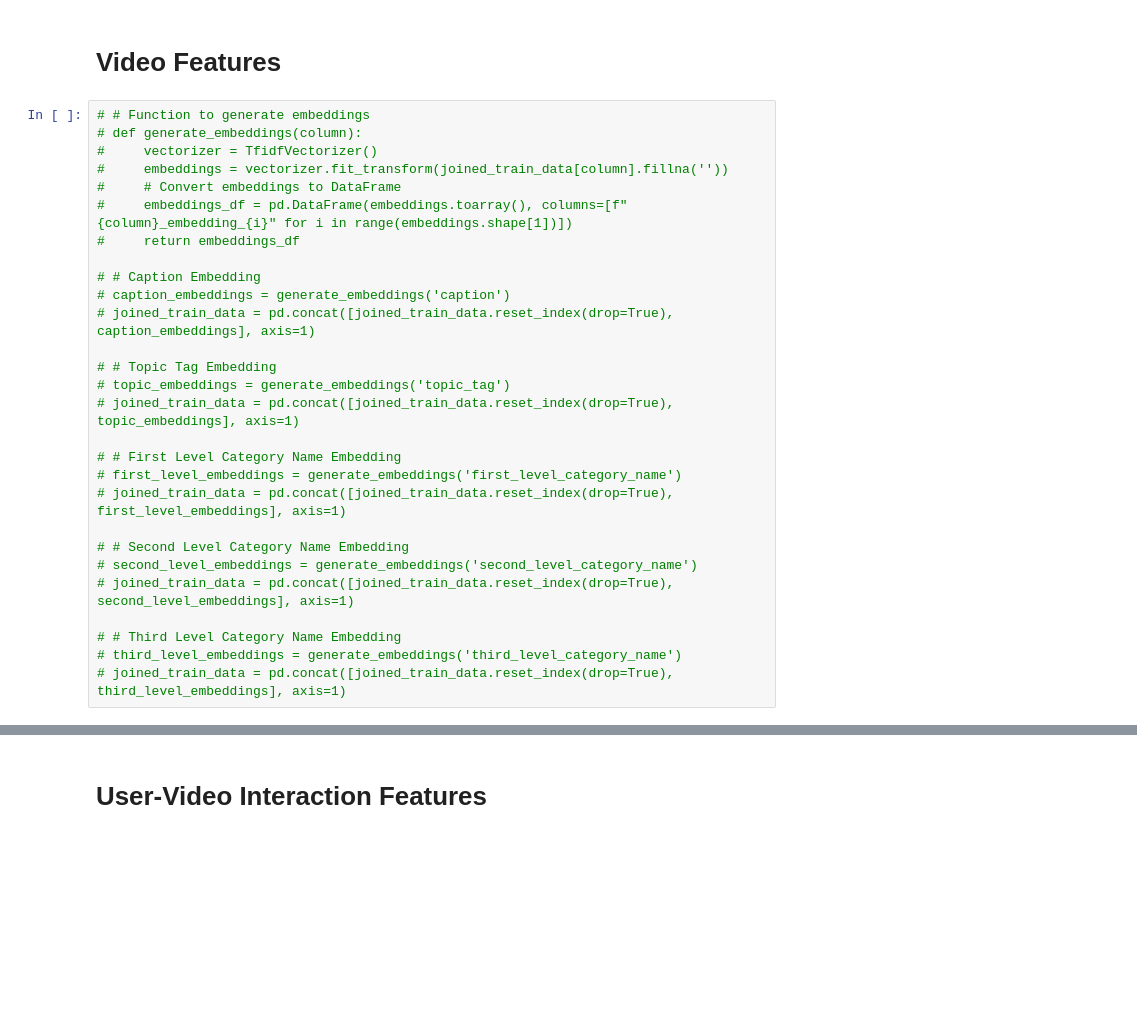
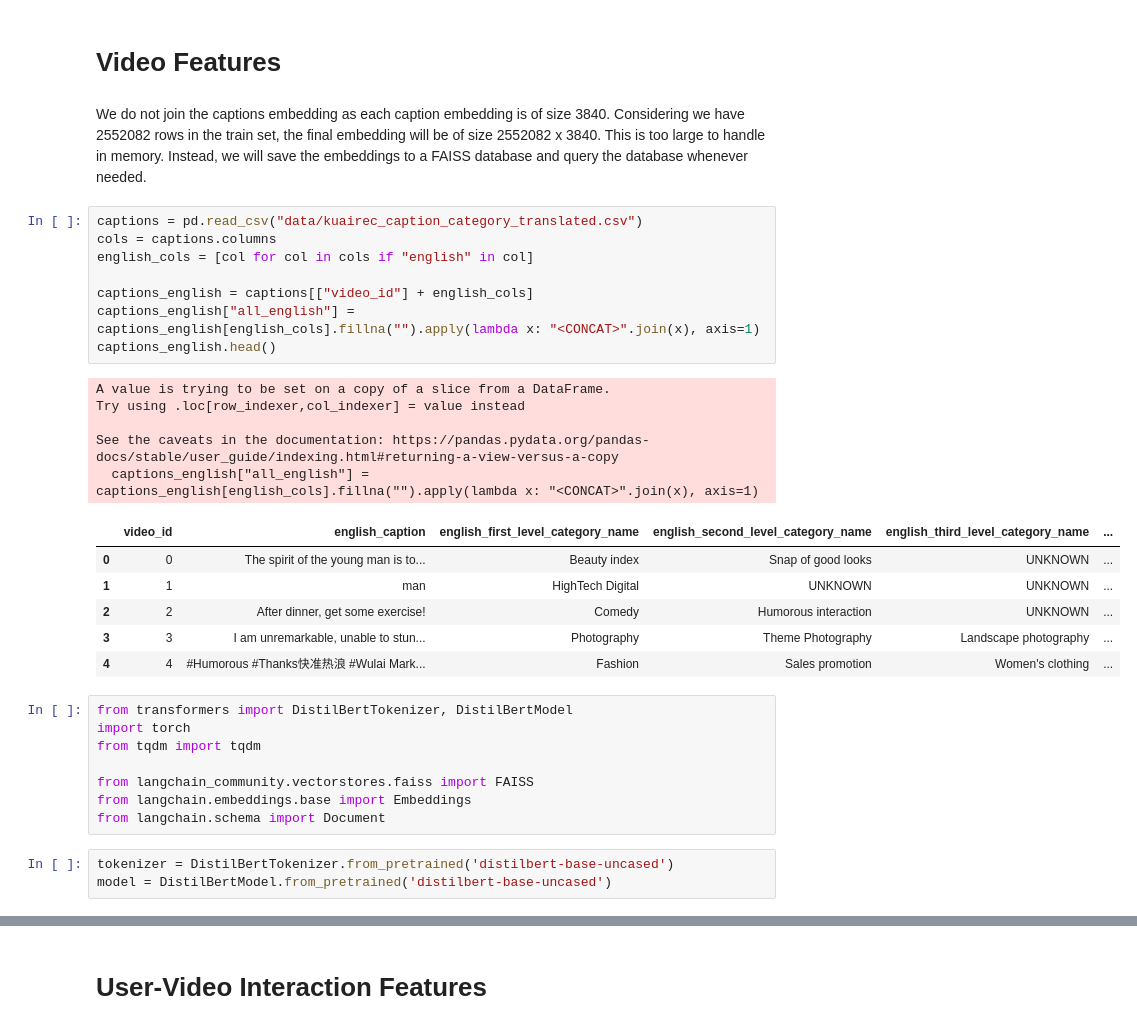
Before and after one commit to jiaawe/kuaishou-recommender, a Jupyter notebook: step3_feature_engineering.ipynb, the cells around one changed output, grey strips where cells are left out. Drawn from its saved outputs; the diff is of its cells as text; blank space fills up the shorter version.

```diff
--- a/step3_feature_engineering.ipynb
+++ b/step3_feature_engineering.ipynb
@@ -48,31 +48,36 @@ joined_train_data['total_connections'] = joined_train_data['follow_user_num'] +
 joined_train_data['is_content_creator'] = joined_train_data[['is_live_streamer', 'is_video_author']].max(axis=1)
 # %% [markdown]
 # Video Features
+# %% [markdown]
+We do not join the captions embedding as each caption embedding is of size 3840. Considering we have 2552082 rows in the train set, the final embedding will be of size 2552082 x 3840. This is too large to handle in memory. Instead, we will save the embeddings to a FAISS database and query the database whenever needed.
 # %%
-# # Function to generate embeddings
-# def generate_embeddings(column):
-#     vectorizer = TfidfVectorizer()
-#     embeddings = vectorizer.fit_transform(joined_train_data[column].fillna(''))
-#     # Convert embeddings to DataFrame
-#     embeddings_df = pd.DataFrame(embeddings.toarray(), columns=[f"{column}_embedding_{i}" for i in range(embeddings.shape[1])])
-#     return embeddings_df
+captions = pd.read_csv("data/kuairec_caption_category_translated.csv")
+cols = captions.columns
+english_cols = [col for col in cols if "english" in col]
 
-# # Caption Embedding
-# caption_embeddings = generate_embeddings('caption')
-# joined_train_data = pd.concat([joined_train_data.reset_index(drop=True), caption_embeddings], axis=1)
-
-# # Topic Tag Embedding
-# topic_embeddings = generate_embeddings('topic_tag')
-# joined_train_data = pd.concat([joined_train_data.reset_index(drop=True), topic_embeddings], axis=1)
-
-# # First Level Category Name Embedding
-# first_level_embeddings = generate_embeddings('first_level_category_name')
-# joined_train_data = pd.concat([joined_train_data.reset_index(drop=True), first_level_embeddings], axis=1)
-
-# # Second Level Category Name Embedding
-# second_level_embeddings = generate_embeddings('second_level_category_name')
-# joined_train_data = pd.concat([joined_train_data.reset_index(drop=True), second_level_embeddings], axis=1)
-
-# # Third Level Category Name Embedding
-# third_level_embeddings = generate_embeddings('third_level_category_name')
-# joined_train_data = pd.concat([joined_train_data.reset_index(drop=True), third_level_embeddings], axis=1)
+captions_english = captions[["video_id"] + english_cols]
+captions_english["all_english"] = captions_english[english_cols].fillna("").apply(lambda x: "<CONCAT>".join(x), axis=1)
+captions_english.head()
+# %% [output]
+A value is trying to be set on a copy of a slice from a DataFrame.
+Try using .loc[row_indexer,col_indexer] = value instead
+
+See the caveats in the documentation: https://pandas.pydata.org/pandas-docs/stable/user_guide/indexing.html#returning-a-view-versus-a-copy
+  captions_english["all_english"] = captions_english[english_cols].fillna("").apply(lambda x: "<CONCAT>".join(x), axis=1)
+|  | video_id | english_caption | english_first_level_category_name | english_second_level_category_name | english_third_level_category_name | ... |
+| 0 | 0 | The spirit of the young man is to... | Beauty index | Snap of good looks | UNKNOWN | ... |
+| 1 | 1 | man | HighTech Digital | UNKNOWN | UNKNOWN | ... |
+| 2 | 2 | After dinner, get some exercise! | Comedy | Humorous interaction | UNKNOWN | ... |
+| 3 | 3 | I am unremarkable, unable to stun... | Photography | Theme Photography | Landscape photography | ... |
+| 4 | 4 | #Humorous #Thanks快准热浪 #Wulai Mark... | Fashion | Sales promotion | Women's clothing | ... |
+# %%
+from transformers import DistilBertTokenizer, DistilBertModel
+import torch
+from tqdm import tqdm
+
+from langchain_community.vectorstores.faiss import FAISS
+from langchain.embeddings.base import Embeddings
+from langchain.schema import Document
+# %%
+tokenizer = DistilBertTokenizer.from_pretrained('distilbert-base-uncased')
+model = DistilBertModel.from_pretrained('distilbert-base-uncased')
```
Also changed, not shown: parts of 1 cell of this notebook, 1 other file.
